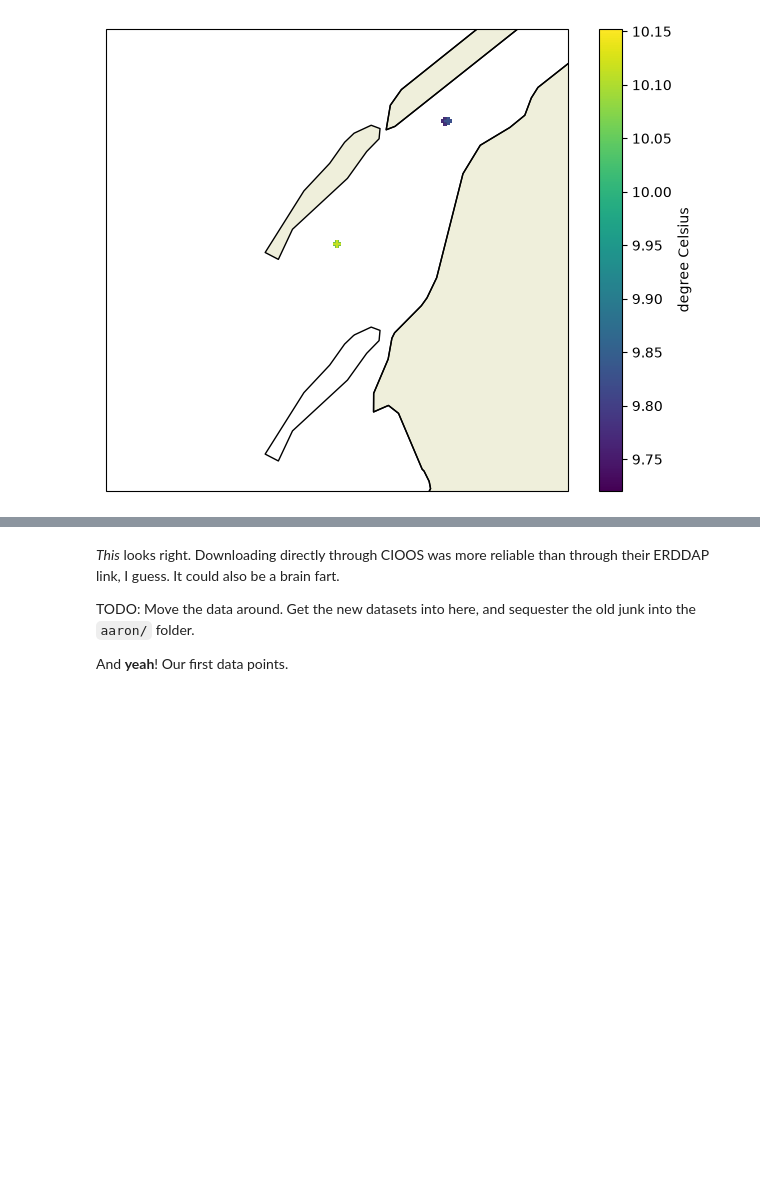
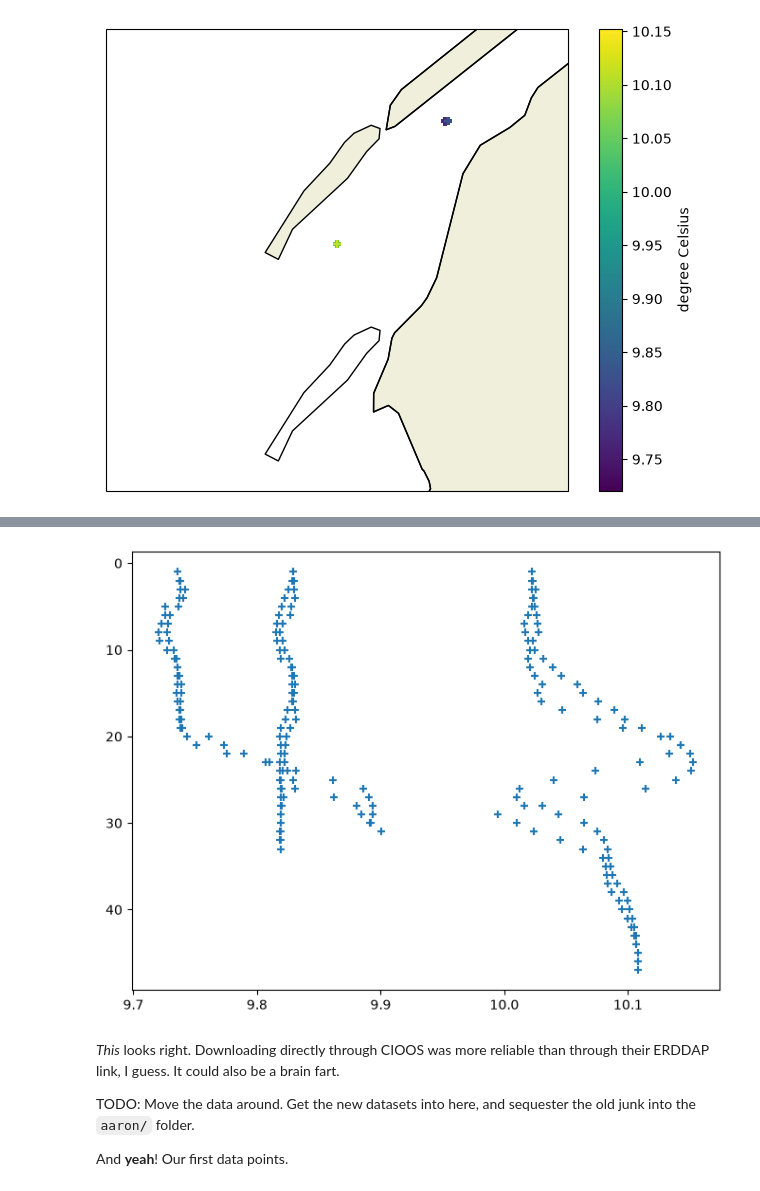
Before and after one commit to oceanhackweek/ohw26_model_downsampling, a Jupyter notebook: contributor_folders/aaron/aaron_notebook.ipynb, the cells around one changed output, grey strips where cells are left out. Saved outputs shown, nothing was run; the diff lists cells and outputs as text; code cells hidden in the pictures; blank space fills up the shorter version.

```diff
--- a/contributor_folders/aaron/aaron_notebook.ipynb
+++ b/contributor_folders/aaron/aaron_notebook.ipynb
@@ -222,3 +228,9 @@ plt.xlim((-66.5, -66))
+# %%
+fig, ax = plt.subplots(figsize=(8, 6))
+ax.scatter(focc_ros["TEMPPR01"], focc_ros["PRESPR01"], marker="+")
+ax.invert_yaxis()
+# %% [output]
+[figure, added]
 # %% [markdown]
 *This* looks right. Downloading directly through CIOOS was more reliable than through their ERDDAP link, I guess. It could also be a brain fart.
 
```
Also changed, not shown: parts of 6 cells of this notebook.
